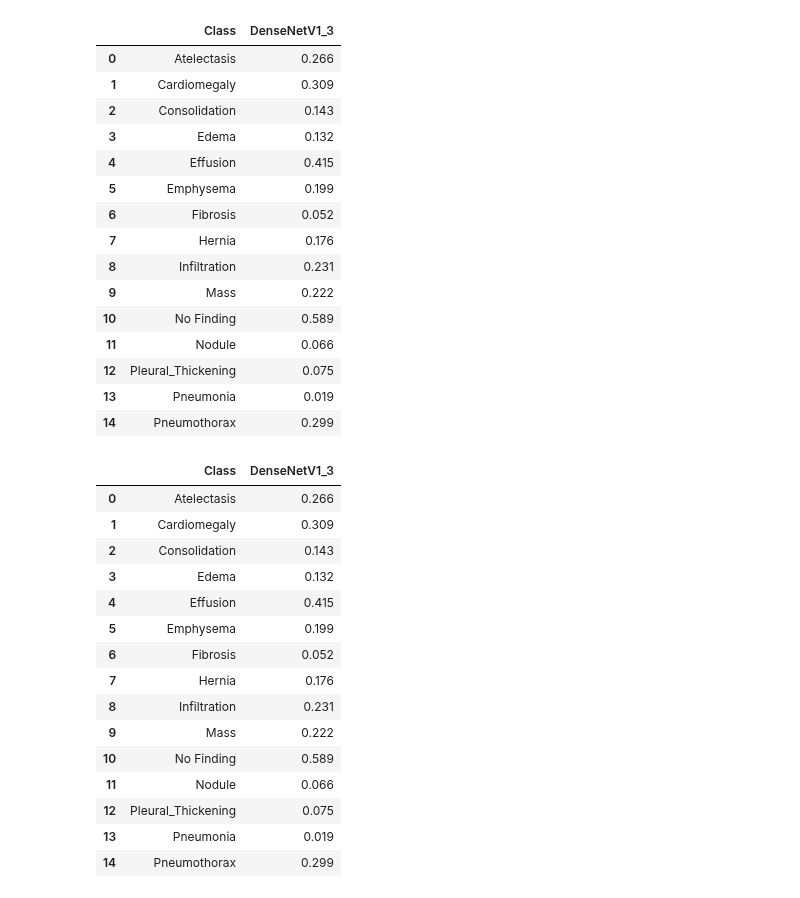
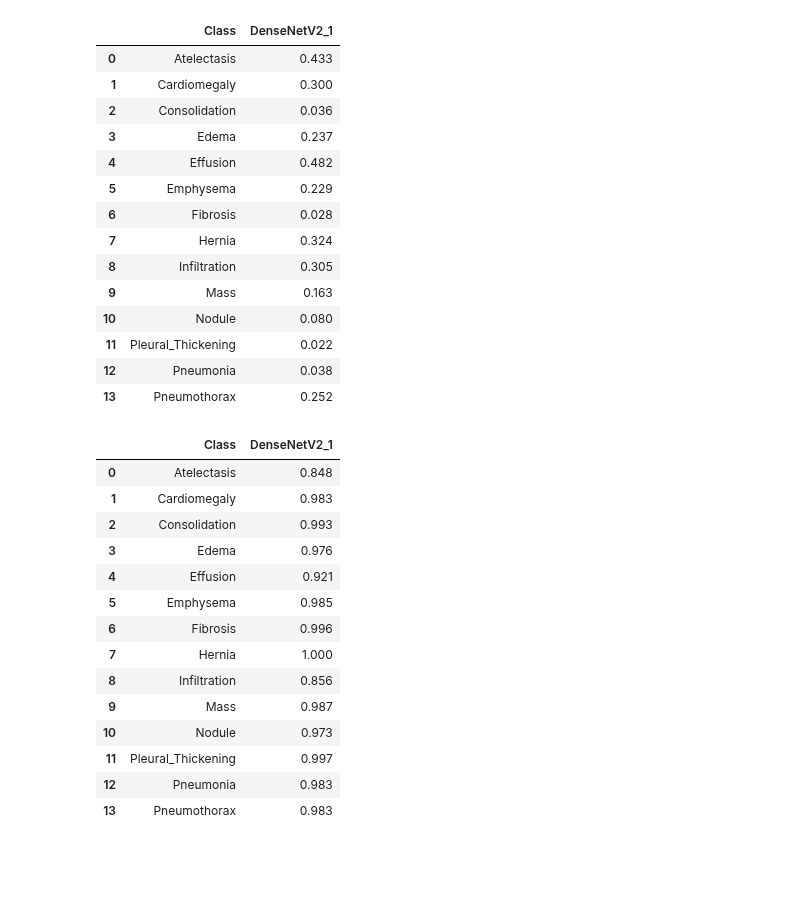
Before and after one commit to Argonus/codebook, a Jupyter notebook: studies/bachelor-thesis/notebooks/evaluation/ModelSummary.ipynb, the cells around one changed output. Saved outputs shown, nothing was run; the diff lists cells and outputs as text; code cells hidden in the pictures; blank space fills up the shorter version.

```diff
--- a/studies/bachelor-thesis/notebooks/evaluation/ModelSummary.ipynb
+++ b/studies/bachelor-thesis/notebooks/evaluation/ModelSummary.ipynb
@@ -7,8 +7,8 @@ from src.utils.consts import MODELS_PATH
 from src.model.evaluation.tensorflow_model_summary import ModelSummary
 
 model_summary = ModelSummary(MODELS_PATH,
-    ['DenseNetV1_3'],
-    []
+    ['DenseNetV2_1'],
+    ['DenseNetV2_1']
 )
 # %%
 result_df = model_summary.calculate_model_metric('recall')
@@ -32,39 +32,37 @@ display(result_df)
 result_df = model_summary.get_metric_table('recall')
 display(result_df)
 # %% [output]
-|  | Class | DenseNetV1_3 |
-| 0 | Atelectasis | 0.266 |
-| 1 | Cardiomegaly | 0.309 |
-| 2 | Consolidation | 0.143 |
-| 3 | Edema | 0.132 |
-| 4 | Effusion | 0.415 |
-| 5 | Emphysema | 0.199 |
-| 6 | Fibrosis | 0.052 |
-| 7 | Hernia | 0.176 |
-| 8 | Infiltration | 0.231 |
-| 9 | Mass | 0.222 |
-| 10 | No Finding | 0.589 |
-| 11 | Nodule | 0.066 |
-| 12 | Pleural_Thickening | 0.075 |
-| 13 | Pneumonia | 0.019 |
-| 14 | Pneumothorax | 0.299 |
+|  | Class | DenseNetV2_1 |
+| 0 | Atelectasis | 0.433 |
+| 1 | Cardiomegaly | 0.300 |
+| 2 | Consolidation | 0.036 |
+| 3 | Edema | 0.237 |
+| 4 | Effusion | 0.482 |
+| 5 | Emphysema | 0.229 |
+| 6 | Fibrosis | 0.028 |
+| 7 | Hernia | 0.324 |
+| 8 | Infiltration | 0.305 |
+| 9 | Mass | 0.163 |
+| 10 | Nodule | 0.080 |
+| 11 | Pleural_Thickening | 0.022 |
+| 12 | Pneumonia | 0.038 |
+| 13 | Pneumothorax | 0.252 |
 # %%
-result_df = model_summary.calculate_confusion_rates()['true_positives_rate']
+result_df = model_summary.calculate_confusion_rates()['true_negatives_rate']
 display(result_df)
 # %% [output]
-|  | Class | DenseNetV1_3 |
-| 0 | Atelectasis | 0.266 |
-| 1 | Cardiomegaly | 0.309 |
-| 2 | Consolidation | 0.143 |
-| 3 | Edema | 0.132 |
-| 4 | Effusion | 0.415 |
-| 5 | Emphysema | 0.199 |
-| 6 | Fibrosis | 0.052 |
-| 7 | Hernia | 0.176 |
-| 8 | Infiltration | 0.231 |
-| 9 | Mass | 0.222 |
-| 10 | No Finding | 0.589 |
-| 11 | Nodule | 0.066 |
-| 12 | Pleural_Thickening | 0.075 |
-| 13 | Pneumonia | 0.019 |
-| 14 | Pneumothorax | 0.299 |
+|  | Class | DenseNetV2_1 |
+| 0 | Atelectasis | 0.848 |
+| 1 | Cardiomegaly | 0.983 |
+| 2 | Consolidation | 0.993 |
+| 3 | Edema | 0.976 |
+| 4 | Effusion | 0.921 |
+| 5 | Emphysema | 0.985 |
+| 6 | Fibrosis | 0.996 |
+| 7 | Hernia | 1.000 |
+| 8 | Infiltration | 0.856 |
+| 9 | Mass | 0.987 |
+| 10 | Nodule | 0.973 |
+| 11 | Pleural_Thickening | 0.997 |
+| 12 | Pneumonia | 0.983 |
+| 13 | Pneumothorax | 0.983 |
```
Also changed, not shown: parts of 3 cells of this notebook, 13 other files.
